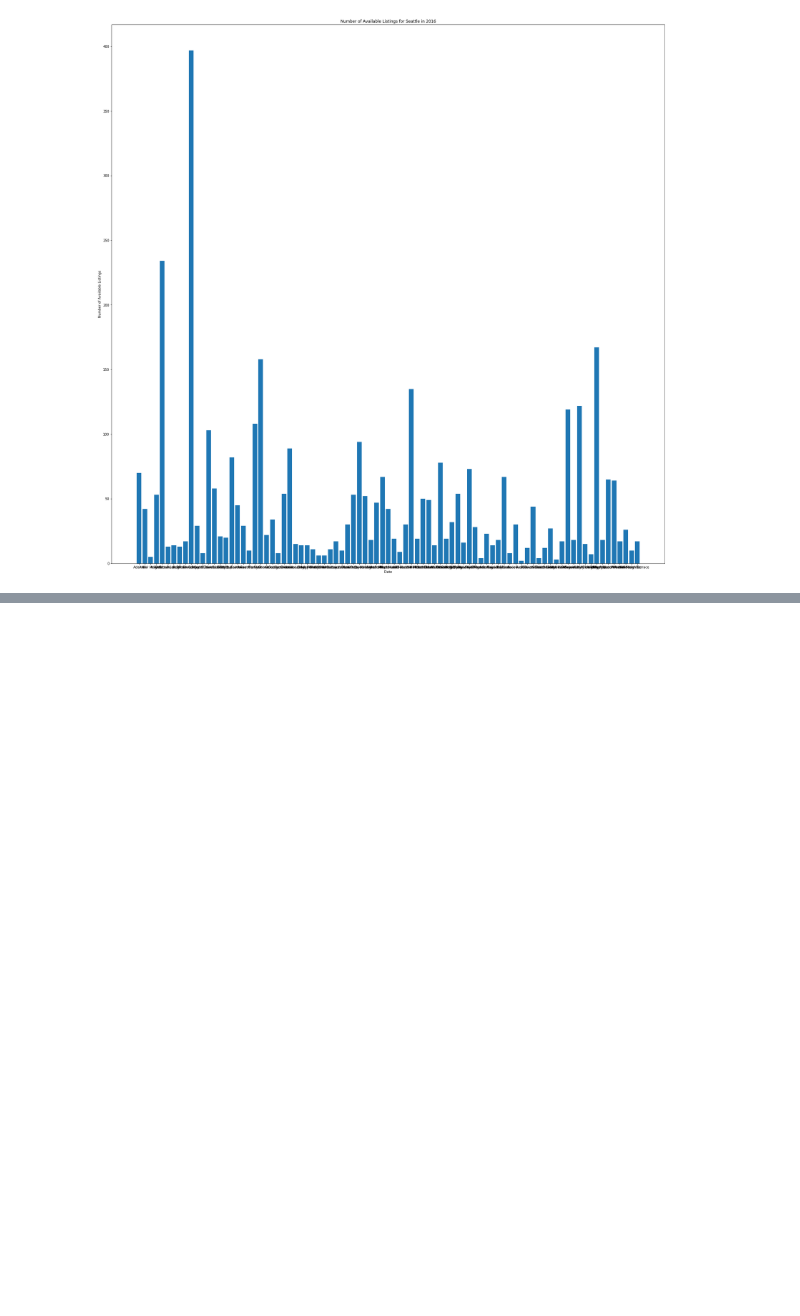
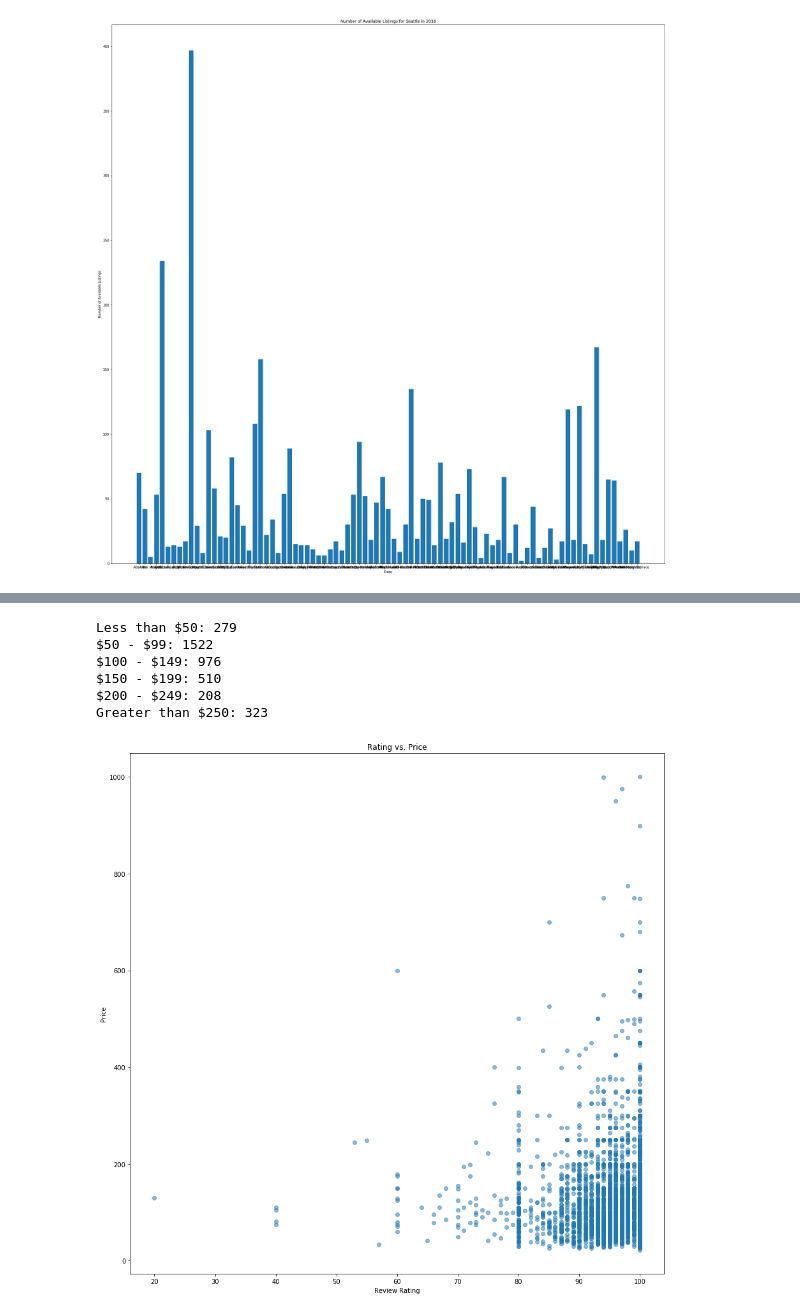
Before and after one commit to kevinhuynh23/RACK, a Jupyter notebook: analysis.ipynb, the cells around one changed output, grey strips where cells are left out. Saved outputs shown, nothing was run; the diff lists cells and outputs as text; code cells hidden in the pictures; blank space fills up the shorter version.

```diff
--- a/analysis.ipynb
+++ b/analysis.ipynb
@@ -140,0 +172,24 @@ plt.show()
+# %%
+print('Less than $50: ' + str(lis[lis.price_int < 50].count()[0]))
+print('$50 - $99: ' + str(lis[(lis.price_int >= 50) & (lis.price_int < 100)].count()[0]))
+print('$100 - $149: ' + str(lis[(lis.price_int >= 100) & (lis.price_int < 150)].count()[0]))
+print('$150 - $199: ' + str(lis[(lis.price_int >= 150) & (lis.price_int < 200)].count()[0]))
+print('$200 - $249: ' + str(lis[(lis.price_int >= 200) & (lis.price_int < 250)].count()[0]))
+print('Greater than $250: ' + str(lis[(lis.price_int >= 250)].count()[0]))
+# %% [output]
+Less than $50: 279
+$50 - $99: 1522
+$100 - $149: 976
+$150 - $199: 510
+$200 - $249: 208
+Greater than $250: 323
+# %%
+# Graph of review rating vs. price
+plt.figure(figsize = (15, 15))
+plt.scatter(lis.review_scores_rating, lis.price_int, alpha = 0.5)
+plt.xlabel('Review Rating')
+plt.ylabel('Price')
+plt.title('Rating vs. Price')
+plt.show()
+# %% [output]
+[figure, added]
```
Also changed, not shown: parts of 15 cells of this notebook, 1 other file.
